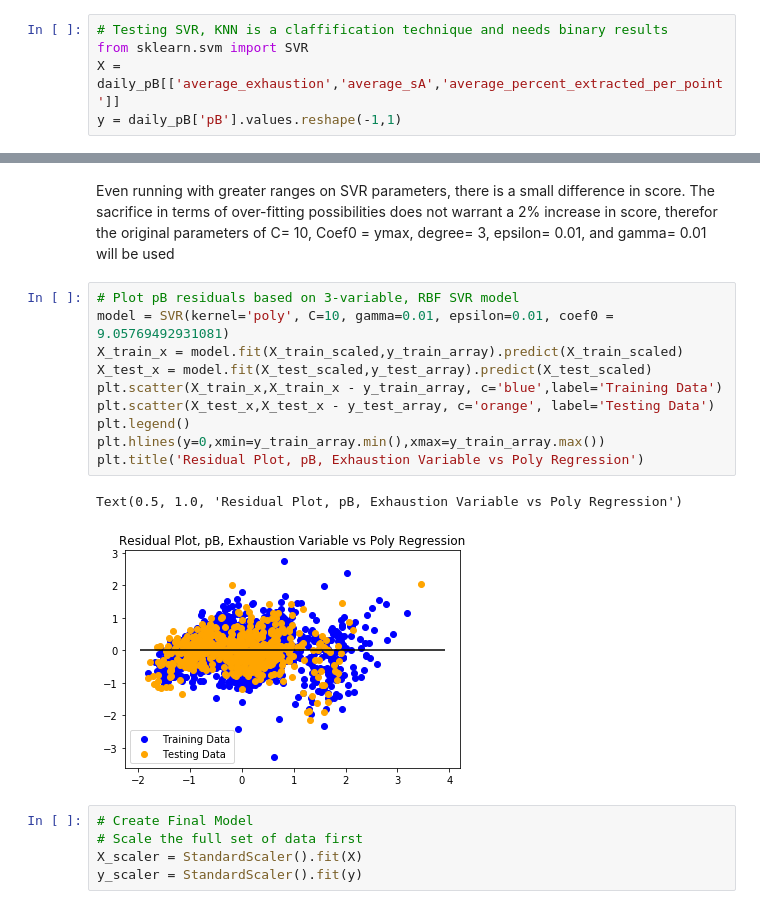
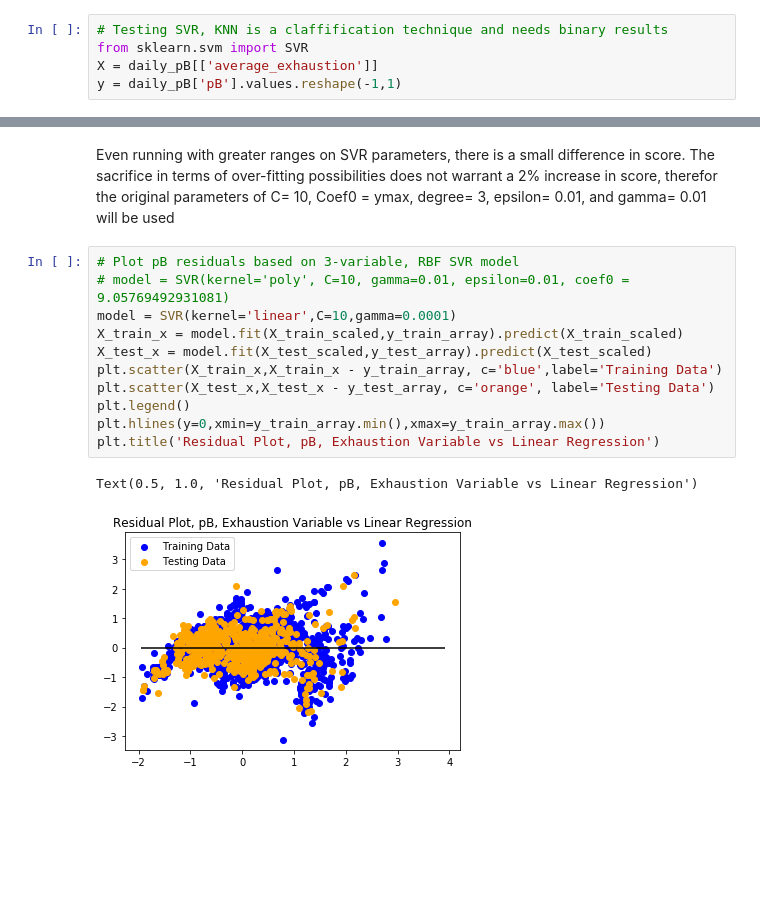
Before and after one commit to ngoodweiler/Data-Analytics-Final_Project, a Jupyter notebook: hypertuning.ipynb, the cells around one changed output, grey strips where cells are left out. Cells and saved outputs as stored; diff of their text form; blank space fills up the shorter version.

Commit message:
found that SVR linear model with 1 variable (exhaustion) yields no improvement over a simple linear regression, therefor will be looking at 3 variables again

```diff
--- a/hypertuning.ipynb
+++ b/hypertuning.ipynb
@@ -26,7 +26,7 @@ memory usage: 91.3 KB
 # %%
 # Testing SVR, KNN is a claffification technique and needs binary results
 from sklearn.svm import SVR
-X = daily_pB[['average_exhaustion','average_sA','average_percent_extracted_per_point']]
+X = daily_pB[['average_exhaustion']]
 y = daily_pB['pB'].values.reshape(-1,1)
 # %%
 X_train, X_test, y_train, y_test = train_test_split(X, y, random_state=42)
@@ -236,19 +220,15 @@ grid = GridSearchCV(model, param_grid, verbose=3)
 Even running with greater ranges on SVR parameters, there is a small difference in score. The sacrifice in terms of over-fitting possibilities does not warrant a 2% increase in score, therefor the original parameters of C= 10, Coef0 = ymax, degree= 3, epsilon= 0.01, and gamma= 0.01 will be used
 # %%
 # Plot pB residuals based on 3-variable, RBF SVR model
-model = SVR(kernel='poly', C=10, gamma=0.01, epsilon=0.01, coef0 = 9.05769492931081)
+# model = SVR(kernel='poly', C=10, gamma=0.01, epsilon=0.01, coef0 = 9.05769492931081)
+model = SVR(kernel='linear',C=10,gamma=0.0001)
 X_train_x = model.fit(X_train_scaled,y_train_array).predict(X_train_scaled)
 X_test_x = model.fit(X_test_scaled,y_test_array).predict(X_test_scaled)
 plt.scatter(X_train_x,X_train_x - y_train_array, c='blue',label='Training Data')
 plt.scatter(X_test_x,X_test_x - y_test_array, c='orange', label='Testing Data')
 plt.legend()
 plt.hlines(y=0,xmin=y_train_array.min(),xmax=y_train_array.max())
-plt.title('Residual Plot, pB, Exhaustion Variable vs Poly Regression')
+plt.title('Residual Plot, pB, Exhaustion Variable vs Linear Regression')
 # %% [output]
-Text(0.5, 1.0, 'Residual Plot, pB, Exhaustion Variable vs Poly Regression')
+Text(0.5, 1.0, 'Residual Plot, pB, Exhaustion Variable vs Linear Regression')
-[figure, old version]
+[figure, new version]
-# %%
-# Create Final Model
-# Scale the full set of data first
-X_scaler = StandardScaler().fit(X)
-y_scaler = StandardScaler().fit(y)
```
Also changed, not shown: parts of 15 cells of this notebook, 1 other file.
